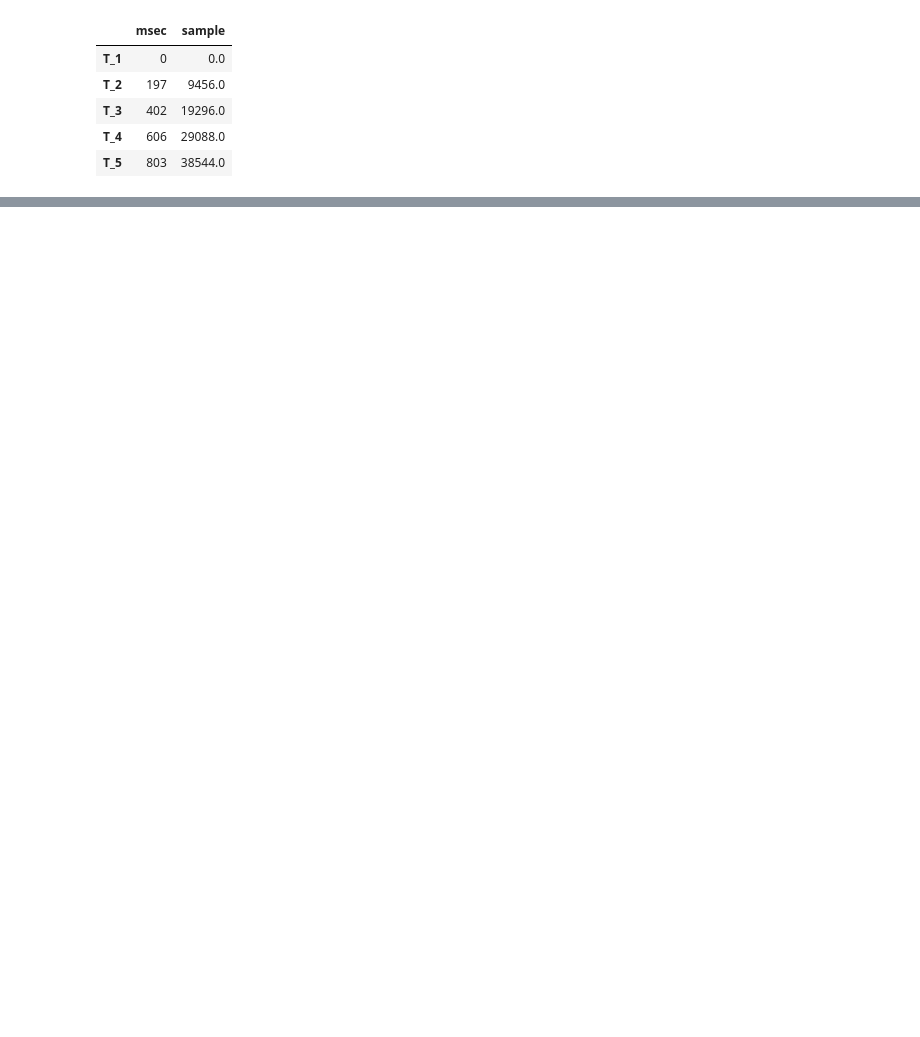
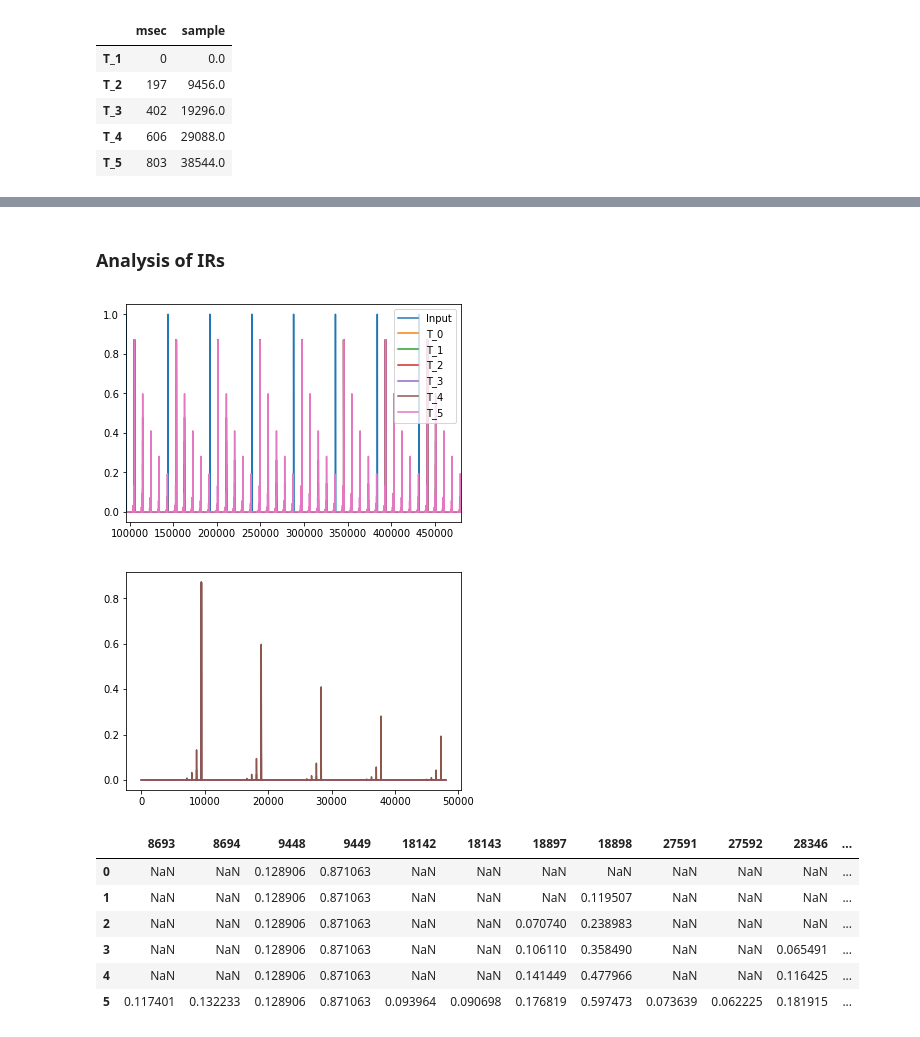
Before and after one commit to Aogiri-m2d/JupyterNotebookMemo, a Jupyter notebook: ThorDelayAnalysis/ThorDelayAnalysis.ipynb, the cells around one changed output, grey strips where cells are left out. Cells and saved outputs as stored; diff of their text form; code cells hidden in the pictures; blank space fills up the shorter version.

```diff
--- a/ThorDelayAnalysis/ThorDelayAnalysis.ipynb
+++ b/ThorDelayAnalysis/ThorDelayAnalysis.ipynb
@@ -209,0 +330,70 @@ df
+# %% [markdown]
+### Analysis of IRs
+# %%
+import numpy as np
+import matplotlib.pyplot as plt
+import pandas as pd
+import soundfile as sf
+%matplotlib inline
+
+def extract_left_channel(stereo_wav, _):
+    return stereo_wav[:, 0]
+
+input_inpulse, fs = sf.read("ImpulseTrain_fs48kHz_p1sec_len10sec.wav")
+T_data = []
+T_data.append(extract_left_channel(*sf.read("IR\F_0.wav")))
+T_data.append(extract_left_channel(*sf.read("IR\F_1.wav")))
+T_data.append(extract_left_channel(*sf.read("IR\F_2.wav")))
+T_data.append(extract_left_channel(*sf.read("IR\F_3.wav")))
+T_data.append(extract_left_channel(*sf.read("IR\F_4.wav")))
+T_data.append(extract_left_channel(*sf.read("IR\F_5.wav")))
+
+#plt.figure(figsize = (16, 4))
+plt.plot(range(input_inpulse.size), input_inpulse, label = "Input")
+for num, data in enumerate(T_data):
+    label_name = "T_" + str(num)
+    plt.plot(range(data.size), data, label = label_name)
+plt.xlim(fs * 2, fs * 10)
+plt.legend()
+plt.show()
+
+def extract_cycle(IR_list, cycle):
+    new_data_set = []
+    st = fs * cycle
+    en = st + fs
+
+    for data in IR_list:
+        new_data_set.append(data[st : en])
+
+    return new_data_set
+
+def extract_position_intensity(IR, threshold):
+    s = pd.Series(IR)
+    return s[IR > threshold]
+
+#第3周期のIRを抽出
+T_extract = extract_cycle(T_data, 3)
+
+for num, data in enumerate(T_extract):
+    label_name = "T_" + str(num)
+    plt.plot(range(data.size), data)
+
+plt.show()
+
+#0を除外して、整理
+T_ser = []
+for data in T_extract:
+    T_ser.append(extract_position_intensity(data, 0.05))
+
+df = pd.DataFrame(T_ser)
+df
+# %% [output]
+[figure, added]
+[figure, added]
+|  | 8693 | 8694 | 9448 | 9449 | 18142 | 18143 | 18897 | 18898 | 27591 | 27592 | 28346 | ... |
+| 0 | NaN | NaN | 0.128906 | 0.871063 | NaN | NaN | NaN | NaN | NaN | NaN | NaN | ... |
+| 1 | NaN | NaN | 0.128906 | 0.871063 | NaN | NaN | NaN | 0.119507 | NaN | NaN | NaN | ... |
+| 2 | NaN | NaN | 0.128906 | 0.871063 | NaN | NaN | 0.070740 | 0.238983 | NaN | NaN | NaN | ... |
+| 3 | NaN | NaN | 0.128906 | 0.871063 | NaN | NaN | 0.106110 | 0.358490 | NaN | NaN | 0.065491 | ... |
+| 4 | NaN | NaN | 0.128906 | 0.871063 | NaN | NaN | 0.141449 | 0.477966 | NaN | NaN | 0.116425 | ... |
+| 5 | 0.117401 | 0.132233 | 0.128906 | 0.871063 | 0.093964 | 0.090698 | 0.176819 | 0.597473 | 0.073639 | 0.062225 | 0.181915 | ... |
```
Also changed, not shown: parts of 11 cells of this notebook, 6 other files.
